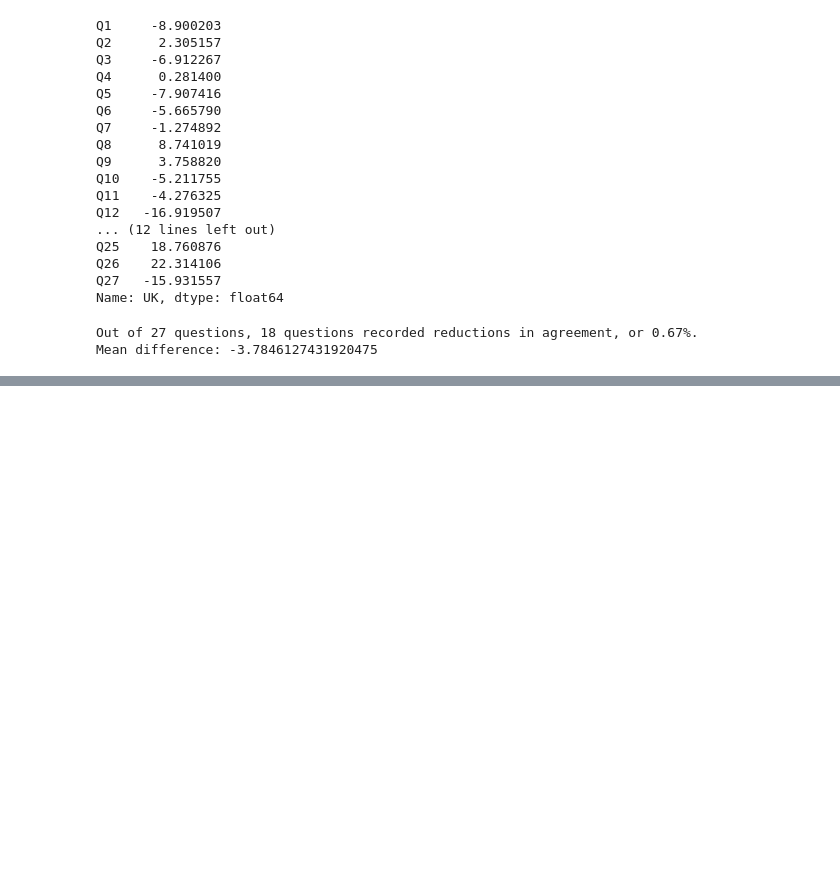
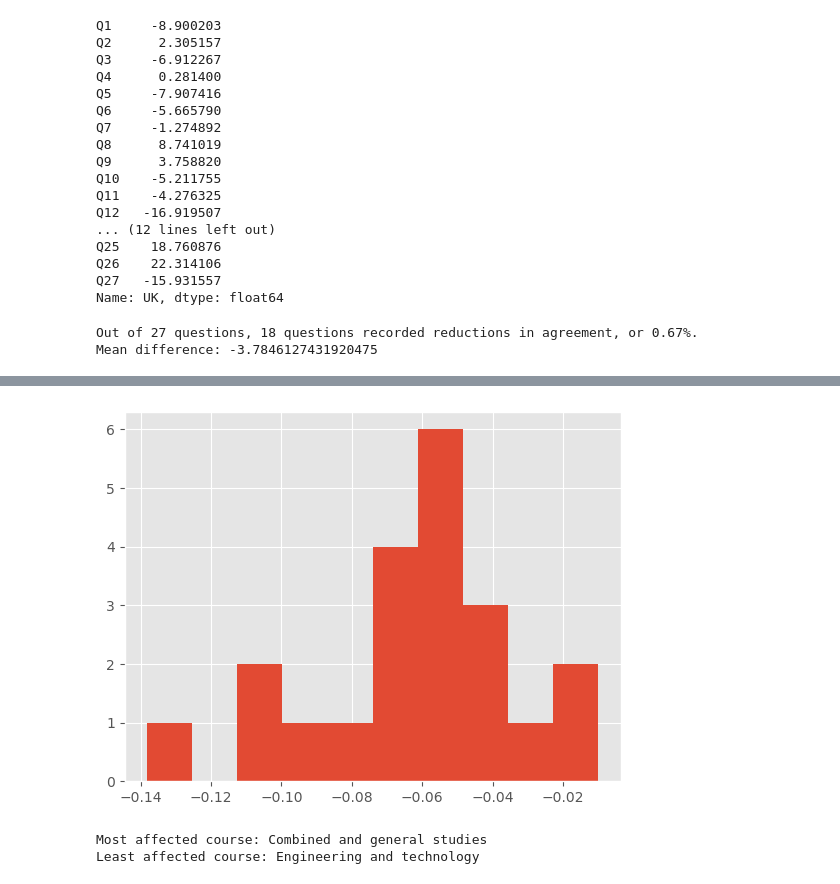
Before and after one commit to szelesaron/dissertation-code, a Jupyter notebook: EDA.ipynb, the cells around one changed output, grey strips where cells are left out. Cells and saved outputs as stored; diff of their text form; code cells hidden in the pictures; blank space fills up the shorter version.

```diff
--- a/EDA.ipynb
+++ b/EDA.ipynb
@@ -175,0 +347,3 @@ Mean difference: -3.7846127431920475
+# %%
+diffc = course_2122.iloc[:,1:] - course_1819.iloc[:,1:] #the change from covid per everything
+diffc
@@ -175,0 +389,11 @@ Mean difference: -3.7846127431920475
+# %%
+plt.hist(diffc["Q27"].sort_values(), bins = 10) #histogram of change
+plt.show()
+# %% [output]
+[figure, added]
+# %%
+print(f"Most affected course: {course_1819.iloc[diffc['Q27'].sort_values().index[0],0]}")
+print(f"Least affected course: {course_1819.iloc[diffc['Q27'].sort_values().index[-1],0]}")
+# %% [output]
+Most affected course: Combined and general studies
+Least affected course: Engineering and technology
```
Also changed, not shown: parts of 17 cells of this notebook.
